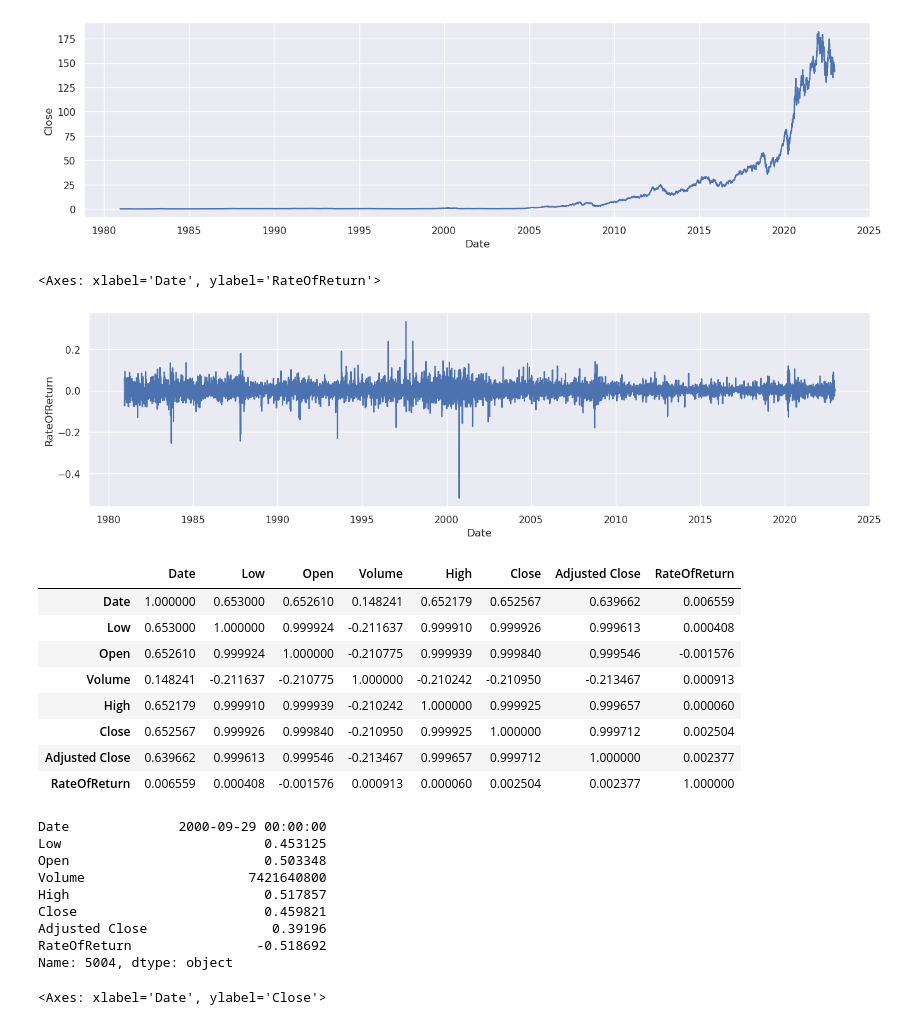
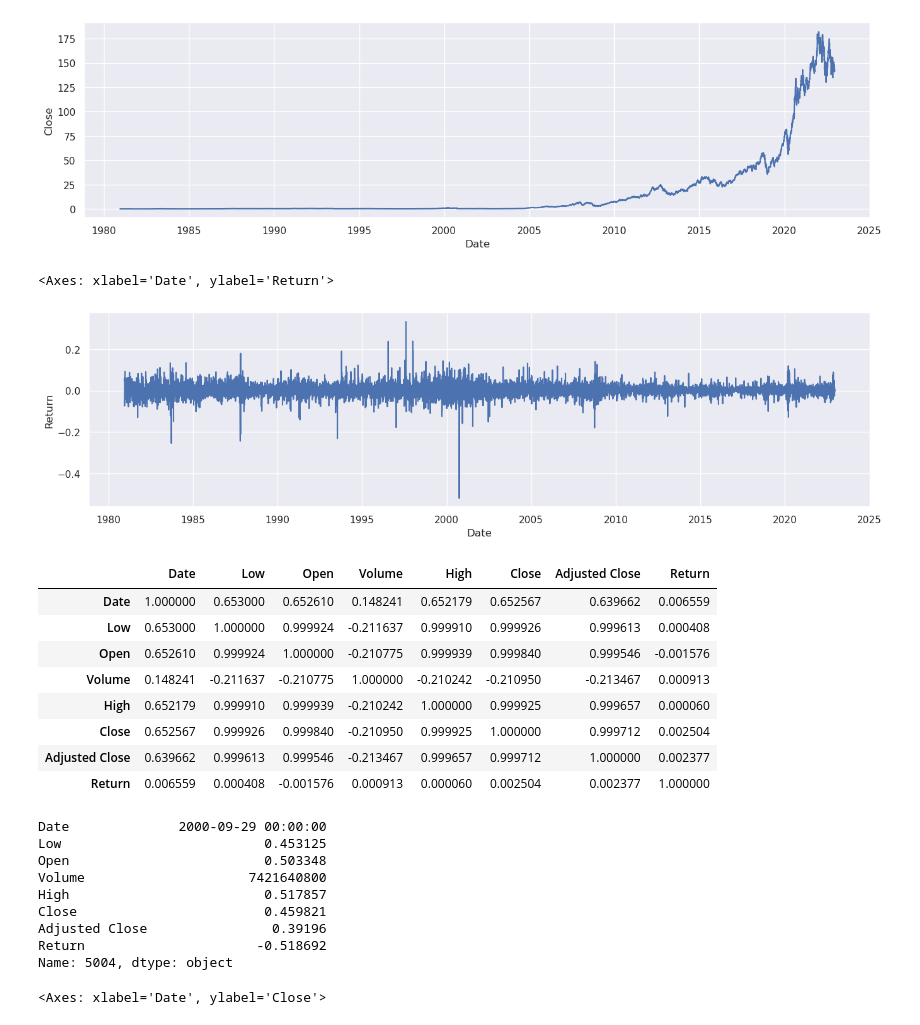
Before and after one commit to GJMrem/Stock-Market, a Jupyter notebook: notebooks/exploration.ipynb, the cells around one changed output. Cells and saved outputs as stored; diff of their text form; code cells hidden in the pictures.

```diff
--- a/notebooks/exploration.ipynb
+++ b/notebooks/exploration.ipynb
@@ -7,6 +9,7 @@ sns.set_theme(rc={"figure.figsize": (16, 4)})
 # %%
 df = pd.read_csv('../data/sp500/csv/AAPL.csv', parse_dates=['Date'], date_format='%d-%m-%Y')
 # %%
-df['RateOfReturn'] = (df['Close'] - df['Close'].shift(1))/df['Close'].shift(1)
+# df['Return'] = (df['Close'] - df['Close'].shift(1))/df['Close'].shift(1)
+df['Return'] = df['Close'].pct_change()
 df
 # %% [output]
@@ -63,14 +80,14 @@ sns.lineplot(df, x='Date', y='Close')
 <Axes: xlabel='Date', ylabel='Close'>
 [figure]
 # %%
-sns.lineplot(df, x='Date', y='RateOfReturn')
+sns.lineplot(df, x='Date', y='Return')
 # %% [output]
-<Axes: xlabel='Date', ylabel='RateOfReturn'>
+<Axes: xlabel='Date', ylabel='Return'>
-[figure, old version]
+[figure, new version]
 # %%
 df.corr()
 # %% [output]
-|  | Date | Low | Open | Volume | High | Close | Adjusted Close | RateOfReturn |
+|  | Date | Low | Open | Volume | High | Close | Adjusted Close | Return |
 | Date | 1.000000 | 0.653000 | 0.652610 | 0.148241 | 0.652179 | 0.652567 | 0.639662 | 0.006559 |
 | Low | 0.653000 | 1.000000 | 0.999924 | -0.211637 | 0.999910 | 0.999926 | 0.999613 | 0.000408 |
 | Open | 0.652610 | 0.999924 | 1.000000 | -0.210775 | 0.999939 | 0.999840 | 0.999546 | -0.001576 |
@@ -78,9 +95,9 @@ df.corr()
 | High | 0.652179 | 0.999910 | 0.999939 | -0.210242 | 1.000000 | 0.999925 | 0.999657 | 0.000060 |
 | Close | 0.652567 | 0.999926 | 0.999840 | -0.210950 | 0.999925 | 1.000000 | 0.999712 | 0.002504 |
 | Adjusted Close | 0.639662 | 0.999613 | 0.999546 | -0.213467 | 0.999657 | 0.999712 | 1.000000 | 0.002377 |
-| RateOfReturn | 0.006559 | 0.000408 | -0.001576 | 0.000913 | 0.000060 | 0.002504 | 0.002377 | 1.000000 |
+| Return | 0.006559 | 0.000408 | -0.001576 | 0.000913 | 0.000060 | 0.002504 | 0.002377 | 1.000000 |
 # %%
-df.iloc[df['RateOfReturn'].idxmin()]
+df.iloc[df['Return'].idxmin()]
 # %% [output]
 Date              2000-09-29 00:00:00
 Low                          0.453125
@@ -89,7 +106,7 @@ Volume                     7421640800
 High                         0.517857
 Close                        0.459821
 Adjusted Close                0.39196
-RateOfReturn                -0.518692
+Return                      -0.518692
 Name: 5004, dtype: object
 # %%
 sns.lineplot(df[df['Date'].dt.strftime('%Y') == '2000'], x='Date', y='Close')
```
Also changed, not shown: parts of 9 cells of this notebook.
